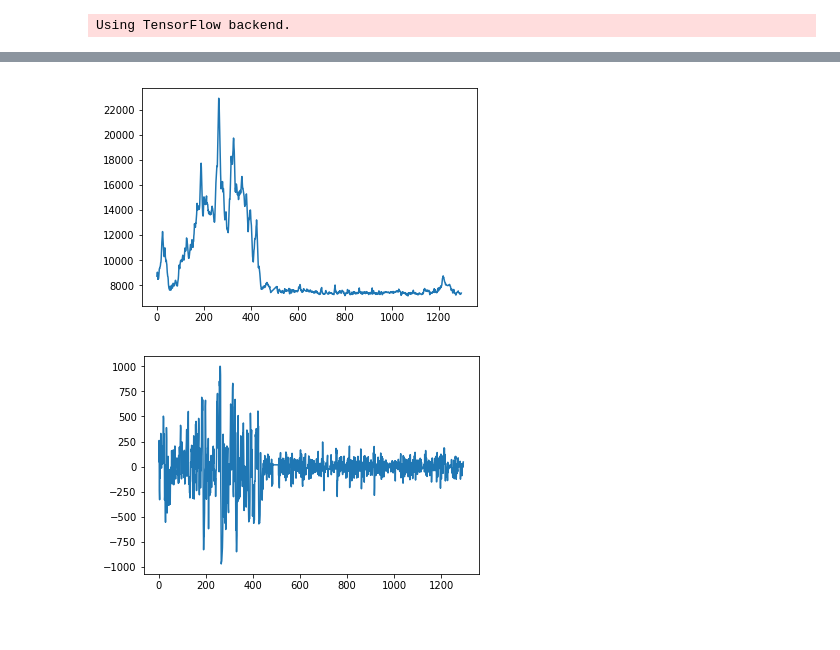
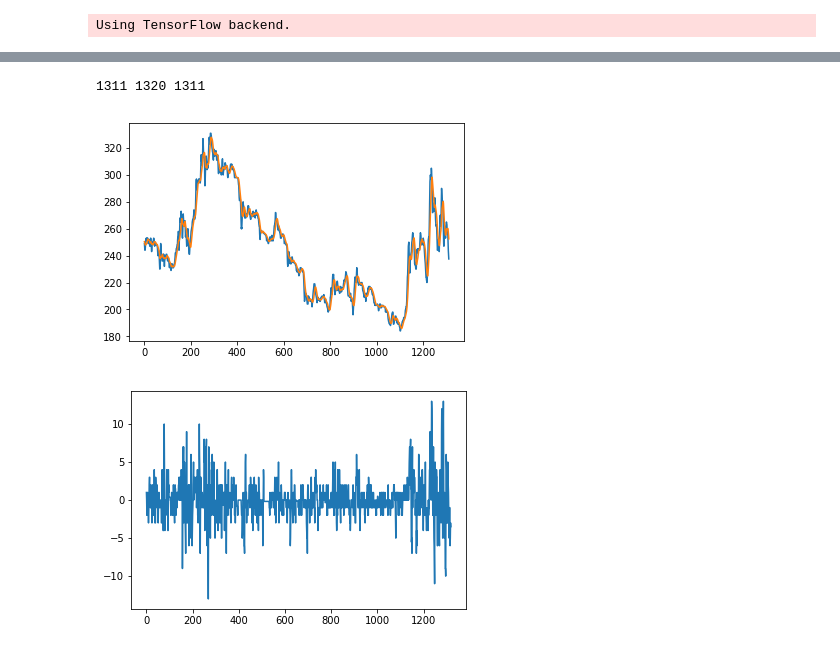
Before and after one commit to rmmartin02/OSRS_Research, a Jupyter notebook: ML/OSRS/Regression.ipynb, the cells around one changed output, grey strips where cells are left out. Saved outputs shown, nothing was run; the diff lists cells and outputs as text; code cells hidden in the pictures.

```diff
--- a/ML/OSRS/Regression.ipynb
+++ b/ML/OSRS/Regression.ipynb
@@ -15,4 +19,6 @@ from sklearn.preprocessing import MinMaxScaler
 import util.items as items
 # %% [output]
 Using TensorFlow backend.
+# %%
+item = 'Nature_rune'
 # %%
@@ -51,14 +48,19 @@ items.getItemInfo('Abyssal_whip')
 # %%
-item = 'Rune_boots'
-prices = items.getItemPrices(item)
+ma = 10
+prices = items.getPrices(item)
 changes = items.getPriceChanges(item)
-plt.plot(prices)
+movAvg = items.movingAverage(item,ma)
+print(len(movAvg),len(prices),len(prices[ma-1:]))
+plt.plot(prices[ma-1:])
+plt.plot(movAvg)
+plt.plot()
 plt.show()
 plt.plot(changes)
 plt.show()
 # %% [output]
+1311 1320 1311
-[figure, old version]
+[figure, new version]
-[figure, old version]
+[figure, new version]
 # %%
 def minMax(data):
     d = []
```
Also changed, not shown: parts of 18 cells of this notebook, 11 other files.
